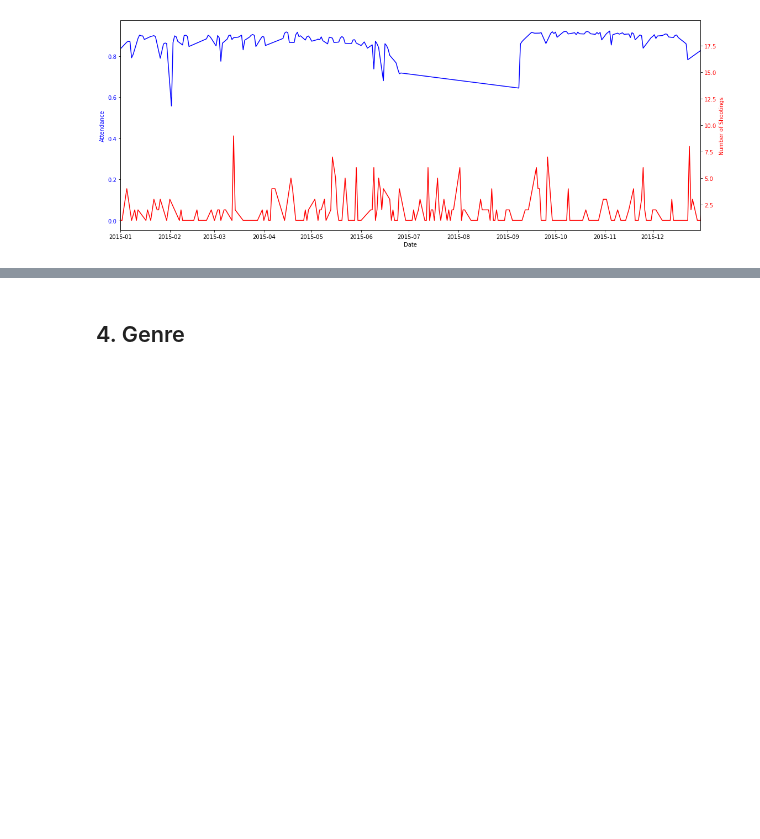
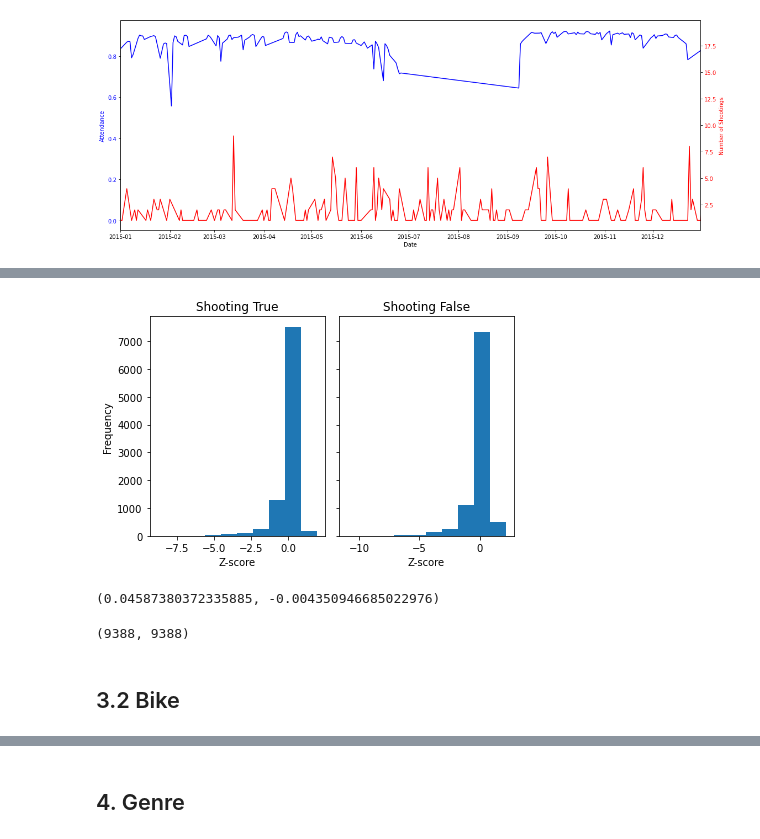
Before and after one commit to pauloog/SocialData, a Jupyter notebook: Final Project/Exploratory Data Analysis.ipynb, the cells around one changed output, grey strips where cells are left out. Drawn from its saved outputs; the diff is of its cells as text; code cells hidden in the pictures; blank space fills up the shorter version.

```diff
--- a/Final Project/Exploratory Data Analysis.ipynb
+++ b/Final Project/Exploratory Data Analysis.ipynb
@@ -827,0 +1001,5 @@ plt.show()
+# %%
+school_df=school_df.merge(shootings_df[['nearest_id','date']],left_on=['school','date'],right_on=['nearest_id','date'],how='left')
+school_df=school_df.merge(shootings_df[['nearest_id','occur_date_plus1']],left_on=['school','date'],right_on=['nearest_id','occur_date_plus1'],suffixes=(None,'_nextday'),how='left')
+school_df['shooting'] = school_df['nearest_id'].notnull()| school_df['nearest_id_nextday'].notnull()
+school_df.drop(['nearest_id','date','nearest_id_nextday','occur_date_plus1'],axis=1,inplace=True)
@@ -827,0 +1022,37 @@ plt.show()
+# %%
+# create two sub-dataframes for when shooting is true and when it is false
+shooting_true = school_df[school_df['shooting'] == True]
+shooting_false = school_df[school_df['shooting'] == False]
+shooting_false = shooting_false.sample(n=shooting_true.shape[0], random_state=42)
+
+
+# create a figure with two subplots
+fig, axs = plt.subplots(1, 2, sharey=True, tight_layout=True)
+
+# plot the histograms for z_score when shooting is true and false in the respective subplots
+axs[0].hist(shooting_true['z_score'])
+axs[1].hist(shooting_false['z_score'])
+
+# set the titles for each subplot
+axs[0].set_title('Shooting True')
+axs[1].set_title('Shooting False')
+
+# set the x and y axis labels
+axs[0].set_xlabel('Z-score')
+axs[1].set_xlabel('Z-score')
+axs[0].set_ylabel('Frequency')
+
+# display the plot
+plt.show()
+# %% [output]
+[figure, added]
+# %%
+shooting_true.z_score.mean(),shooting_false.z_score.mean()
+# %% [output]
+(0.04587380372335885, -0.004350946685022976)
+# %%
+len(shooting_true),len(shooting_false)
+# %% [output]
+(9388, 9388)
+# %% [markdown]
+## 3.2 Bike
```
Also changed, not shown: parts of 51 cells of this notebook, 1 other file.
